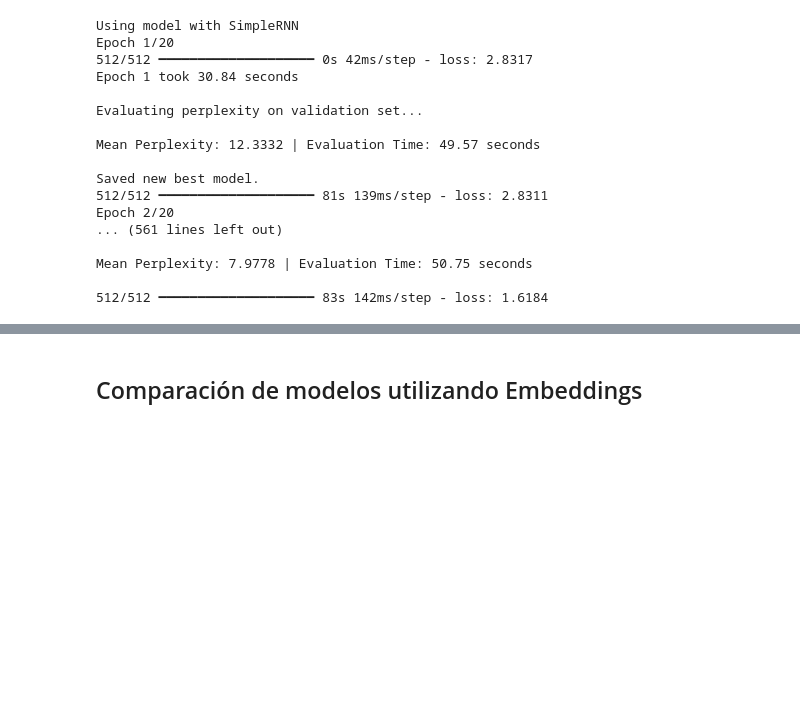
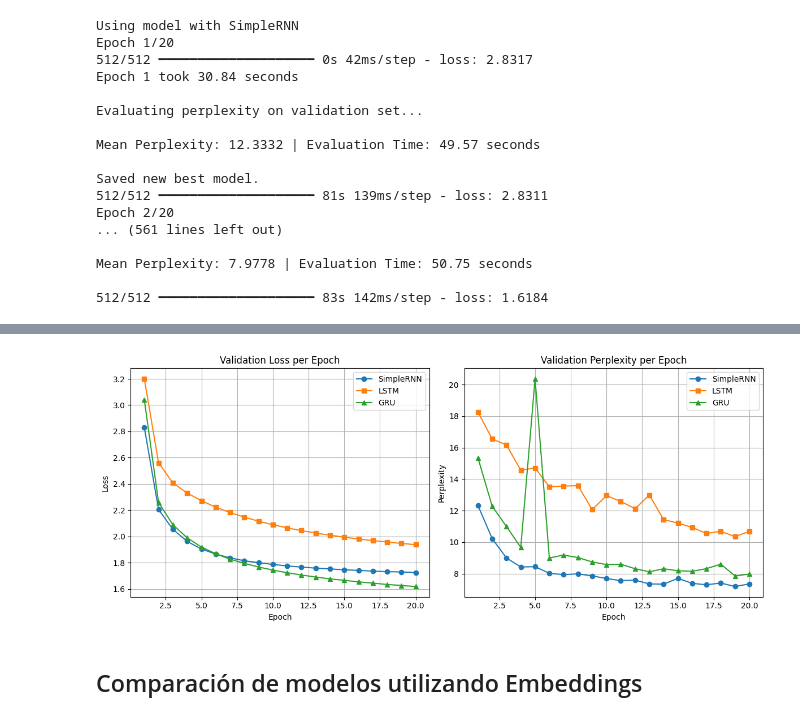
Before and after one commit to jmestanza/natural-language-processing-practice, a Jupyter notebook: desafios/Desafio_3/Desafio_3.ipynb, the cells around one changed output, grey strips where cells are left out. Drawn from its saved outputs; the diff is of its cells as text; code cells hidden in the pictures; blank space fills up the shorter version.

```diff
--- a/desafios/Desafio_3/Desafio_3.ipynb
+++ b/desafios/Desafio_3/Desafio_3.ipynb
@@ -859,3 +822,78 @@ plot_perplexity_comparison(perplexity_results)
+# %%
+simple_rnn_losses = [
+    2.8317, 2.2039, 2.0542, 1.9622, 1.9040,
+    1.8654, 1.8366, 1.8148, 1.7994, 1.7866,
+    1.7751, 1.7664, 1.7585, 1.7524, 1.7459,
+    1.7411, 1.7356, 1.7317, 1.7288, 1.7252
+]
+
+simple_rnn_perplexities = [
+    12.3332, 10.2213, 8.9955, 8.4291, 8.4450,
+    8.0256, 7.9412, 7.9881, 7.8578, 7.6961,
+    7.5585, 7.5939, 7.3496, 7.3406, 7.7010,
+    7.3878, 7.2982, 7.4073, 7.1870, 7.3502
+]
+
+lstm_loss_per_epoch = [
+    3.2013, 2.5604, 2.4075, 2.3302, 2.2718,
+    2.2224, 2.1818, 2.1469, 2.1159, 2.0890,
+    2.0651, 2.0440, 2.0255, 2.0089, 1.9940,
+    1.9805, 1.9680, 1.9566, 1.9465, 1.9371
+]
+
+lstm_mean_perplexity_per_epoch = [
+    18.2579, 16.5467, 16.1626, 14.5687, 14.7113,
+    13.5063, 13.5609, 13.5858, 12.0659, 12.9570,
+    12.5823, 12.1287, 12.9876, 11.4278, 11.2152,
+    10.9315, 10.5534, 10.6904, 10.3534, 10.6847
+]
+
+gru_losses = [
+    3.0416, 2.2581, 2.0891, 1.9894, 1.9188,
+    1.8679, 1.8269, 1.7946, 1.7670, 1.7436,
+    1.7231, 1.7060, 1.6905, 1.6764, 1.6656,
+    1.6536, 1.6442, 1.6339, 1.6262, 1.6184
+]
+
+gru_mean_perplexities = [
+    15.3566, 12.2761, 10.9936, 9.6725, 20.3736,
+    8.9996, 9.1822, 9.0247, 8.7435, 8.5799,
+    8.5985, 8.3177, 8.1219, 8.3144, 8.1878,
+    8.1568, 8.3224, 8.6058, 7.8561, 7.9778
+]
+
+import matplotlib.pyplot as plt
+
+# Epochs
+epochs = list(range(1, 21))
+
+# --- Plotting Loss ---
+plt.figure(figsize=(12, 5))
+plt.subplot(1, 2, 1)
+plt.plot(epochs, simple_rnn_losses, label="SimpleRNN", marker='o')
+plt.plot(epochs, lstm_loss_per_epoch, label="LSTM", marker='s')
+plt.plot(epochs, gru_losses, label="GRU", marker='^')
+plt.title("Validation Loss per Epoch")
+plt.xlabel("Epoch")
+plt.ylabel("Loss")
+plt.legend()
+plt.grid(True)
+
+# --- Plotting Perplexity ---
+plt.subplot(1, 2, 2)
+plt.plot(epochs, simple_rnn_perplexities, label="SimpleRNN", marker='o')
+plt.plot(epochs, lstm_mean_perplexity_per_epoch, label="LSTM", marker='s')
+plt.plot(epochs, gru_mean_perplexities, label="GRU", marker='^')
+plt.title("Validation Perplexity per Epoch")
+plt.xlabel("Epoch")
+plt.ylabel("Perplexity")
+plt.legend()
+plt.grid(True)
+
+plt.tight_layout()
+plt.show()
+# %% [output]
+[figure, added]
 # %% [markdown]
 ## Comparación de modelos utilizando Embeddings
 # %%
```
Also changed, not shown: parts of 1 cell of this notebook.
